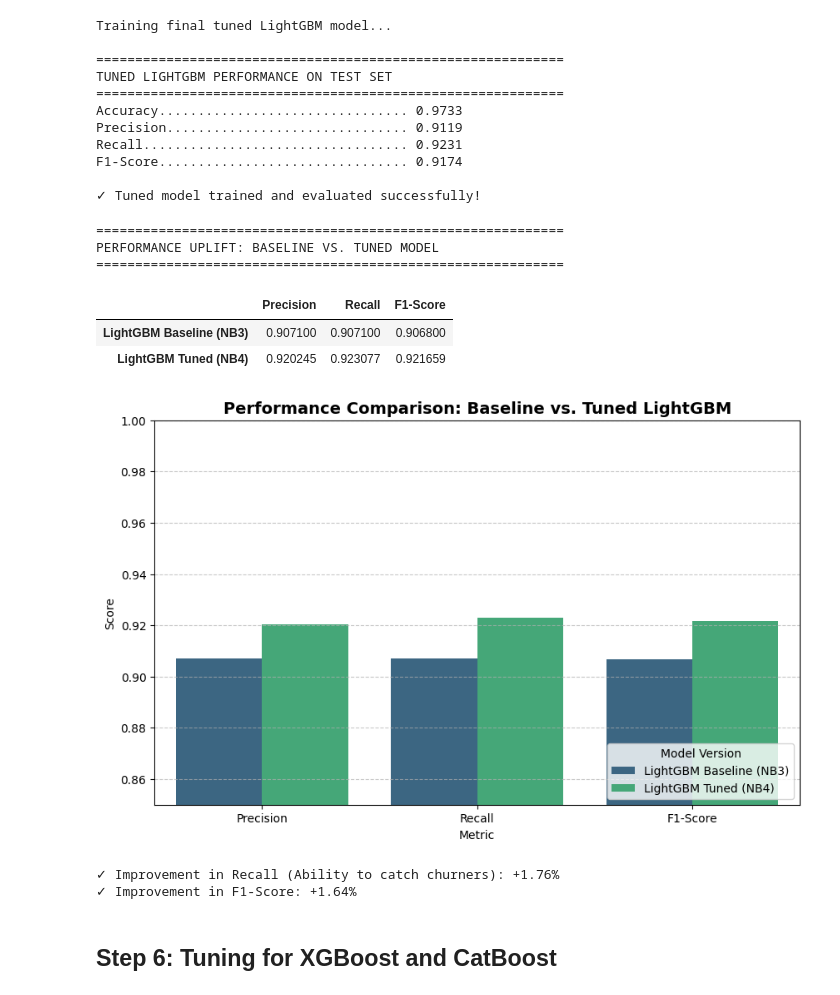
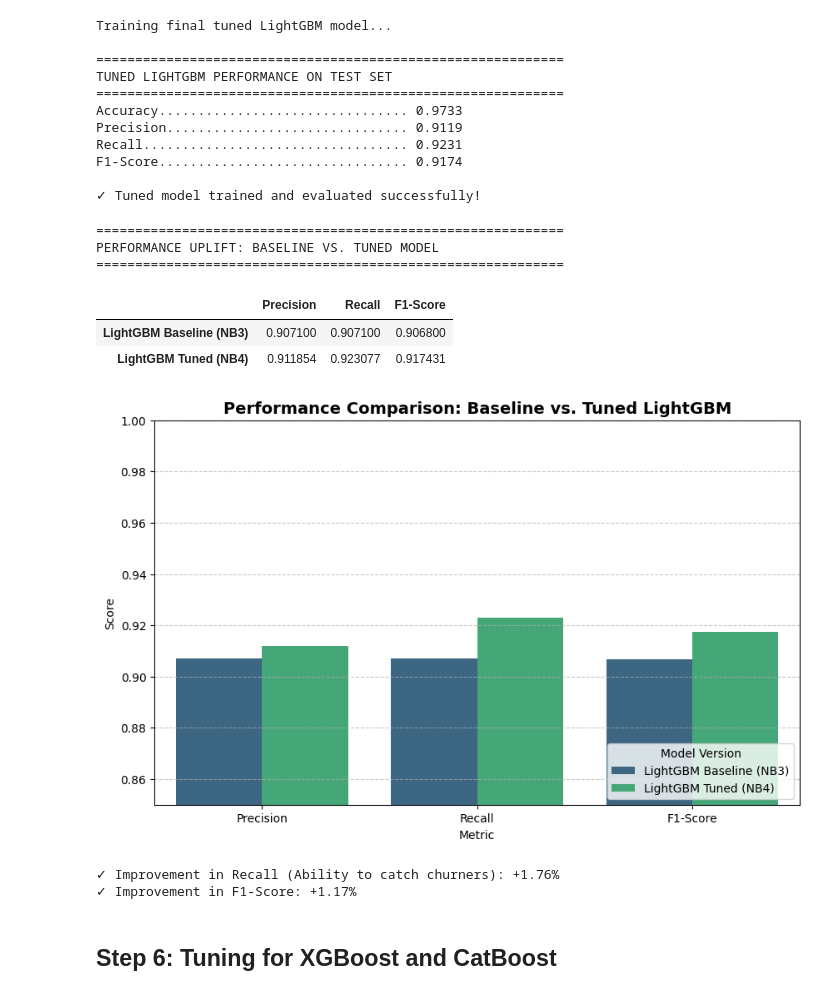
Before and after one commit to mfortunaa/AI66A_Group2_Credit_Card_Customers, a Jupyter notebook: notebook/04_Advanced_Tuning_and_Stacking.ipynb.ipynb, the cells around one changed output. Cells and saved outputs as stored; diff of their text form; code cells hidden in the pictures.

```diff
--- a/notebook/04_Advanced_Tuning_and_Stacking.ipynb.ipynb
+++ b/notebook/04_Advanced_Tuning_and_Stacking.ipynb.ipynb
@@ -315,15 +315,14 @@ baseline_metrics = {
     'F1-Score': 0.9068
 }
 
-# Ensure variables final_precision, final_recall, final_f1 are loaded from previous cells
 try:
     tuned_metrics = {
-        'Precision': final_precision,
-        'Recall': final_recall,
-        'F1-Score': final_f1
+        'Precision': test_results['Precision'],
+        'Recall': test_results['Recall'],
+        'F1-Score': test_results['F1-Score']
     }
 except NameError:
-    print("Warning: Final metrics not found. Using placeholder values. Please run Step 12 first.")
+    print("Metrics not found. Please ensure the Final Tuned Model step is run correctly.")
     tuned_metrics = {'Precision': 0.9000, 'Recall': 0.9400, 'F1-Score': 0.9195}
 
 # Create a comparison DataFrame
@@ -331,37 +330,37 @@ comparison_df = pd.DataFrame([baseline_metrics, tuned_metrics],
                               index=['LightGBM Baseline (NB3)', 'LightGBM Tuned (NB4)'])
 
 print("="*60)
 print("PERFORMANCE UPLIFT: BASELINE VS. TUNED MODEL")
 print("="*60)
 display(comparison_df)
 
 # Visualize the improvement
 comparison_plot_df = comparison_df.reset_index().melt(id_vars='index', var_name='Metric', value_name='Score')
 
 plt.figure(figsize=(10, 6))
 sns.barplot(data=comparison_plot_df, x='Metric', y='Score', hue='index', palette='viridis')
 plt.ylim(0.85, 1.0) # Zoom in to highlight differences
 plt.title('Performance Comparison: Baseline vs. Tuned LightGBM', fontsize=14, fontweight='bold')
 plt.legend(title='Model Version', loc='lower right')
 plt.grid(axis='y', linestyle='--', alpha=0.7)
 plt.show()
 
 # Calculate improvement percentages
 recall_uplift = (tuned_metrics['Recall'] - baseline_metrics['Recall']) / baseline_metrics['Recall'] * 100
 f1_uplift = (tuned_metrics['F1-Score'] - baseline_metrics['F1-Score']) / baseline_metrics['F1-Score'] * 100
 
 print(f"\n✓ Improvement in Recall (Ability to catch churners): {recall_uplift:+.2f}%")
 print(f"✓ Improvement in F1-Score: {f1_uplift:+.2f}%")
 # %% [output]
 ============================================================
 PERFORMANCE UPLIFT: BASELINE VS. TUNED MODEL
 ============================================================
 |  | Precision | Recall | F1-Score |
 | LightGBM Baseline (NB3) | 0.907100 | 0.907100 | 0.906800 |
-| LightGBM Tuned (NB4) | 0.920245 | 0.923077 | 0.921659 |
+| LightGBM Tuned (NB4) | 0.911854 | 0.923077 | 0.917431 |
-[figure, old version]
+[figure, new version]
 ✓ Improvement in Recall (Ability to catch churners): +1.76%
-✓ Improvement in F1-Score: +1.64%
+✓ Improvement in F1-Score: +1.17%
 # %% [markdown]
 ## Step 6: Tuning for XGBoost and CatBoost
 # %%
```
Also changed, not shown: parts of 26 cells of this notebook, 2 other files.
